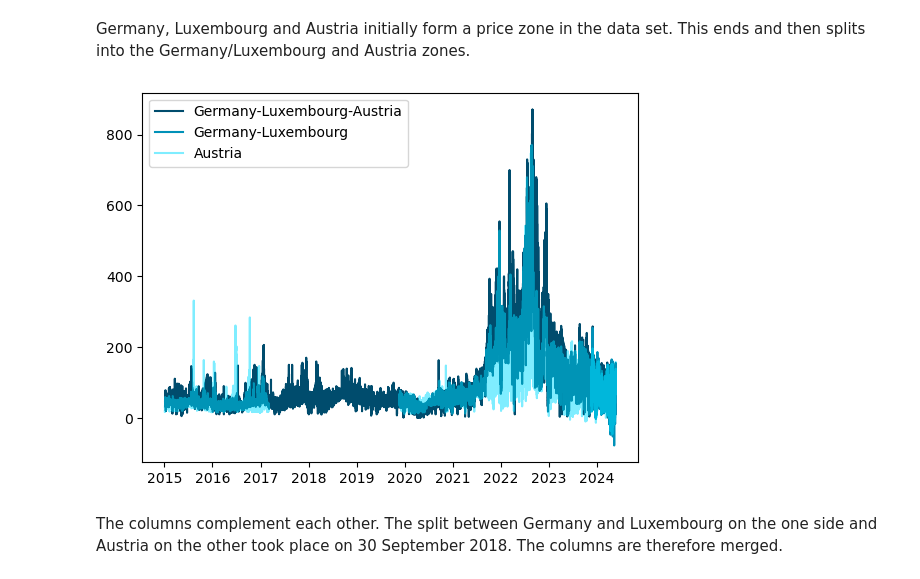
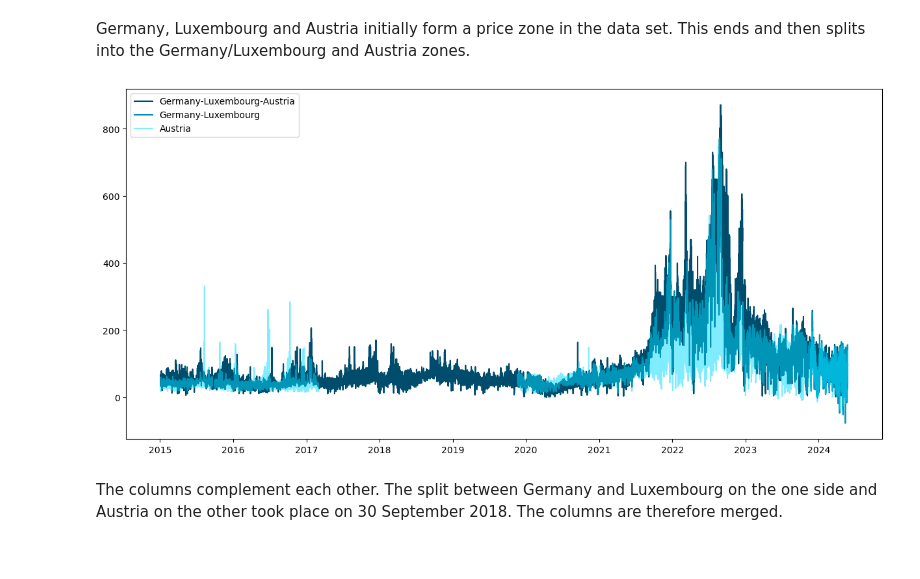
Before and after one commit to bennymiddel/Public, a Jupyter notebook: notebooks/01-data-loading-cleaning.ipynb, the cells around one changed output. Drawn from its saved outputs; the diff is of its cells as text; code cells hidden in the pictures.

```diff
--- a/notebooks/01-data-loading-cleaning.ipynb
+++ b/notebooks/01-data-loading-cleaning.ipynb
@@ -428,15 +432,15 @@ columns = list_to_dictionary(list(Prices.columns)[2:]) # without Start date and
 # %% [markdown]
 Germany, Luxembourg and Austria initially form a price zone in the data set. This ends and then splits into the Germany/Luxembourg and Austria zones.
 # %%
-plt.figure()
+plt.figure(figsize=(15,7))
 plt.plot(Prices.index, Prices[columns[13]],color = '#004c6d',label = "Germany-Luxembourg-Austria")
 plt.plot(Prices.index, Prices[columns[0]], color ='#0091b8' , label = "Germany-Luxembourg")
 plt.plot(Prices.index, Prices[columns[8]], color = '#00ddff', alpha = 0.5,label = "Austria")
 
 plt.legend()
 plt.show()
 # %% [output]
-[figure, old version]
+[figure, new version]
 # %% [markdown]
 The columns complement each other. The split between Germany and Luxembourg on the one side and Austria on the other took place on 30 September 2018. The columns are therefore merged.
 # %%
```
Also changed, not shown: parts of 13 cells of this notebook, 1 other file.
